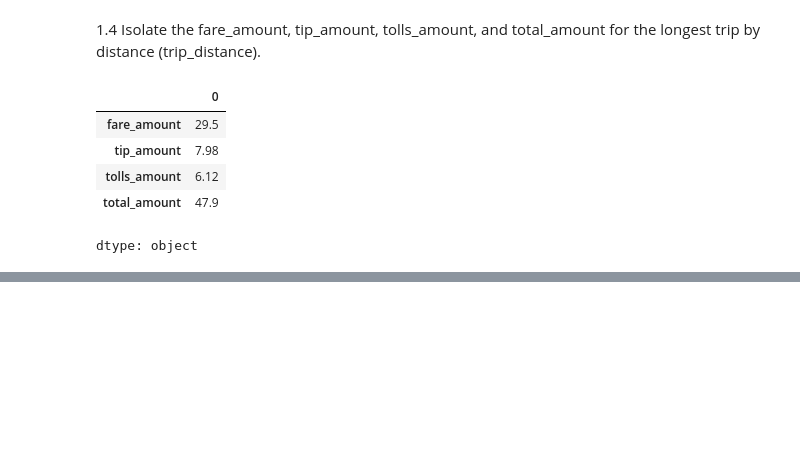
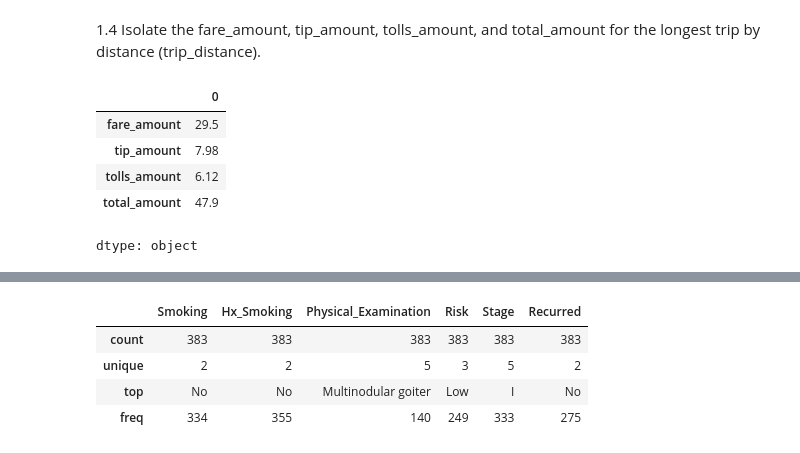
Before and after one commit to Sabillena/CPE310_Sabillena, a Jupyter notebook: CPE310_Hands_on_Activity_6_2_Getting_Started_with_Pandas.ipynb, the cells around one changed output, grey strips where cells are left out. Drawn from its saved outputs; the diff is of its cells as text; code cells hidden in the pictures; blank space fills up the shorter version.

```diff
--- a/CPE310_Hands_on_Activity_6_2_Getting_Started_with_Pandas.ipynb
+++ b/CPE310_Hands_on_Activity_6_2_Getting_Started_with_Pandas.ipynb
@@ -51,0 +79,10 @@ dtype: object
+# %%
+# 3. Calculate summary statistics for specific data
+
+df[['Smoking','Hx_Smoking','Physical_Examination','Risk','Stage','Recurred']].describe()
+# %% [output]
+|  | Smoking | Hx_Smoking | Physical_Examination | Risk | Stage | Recurred |
+| count | 383 | 383 | 383 | 383 | 383 | 383 |
+| unique | 2 | 2 | 5 | 3 | 5 | 2 |
+| top | No | No | Multinodular goiter | Low | I | No |
+| freq | 334 | 355 | 140 | 249 | 333 | 275 |
```
Also changed, not shown: parts of 9 cells of this notebook.
